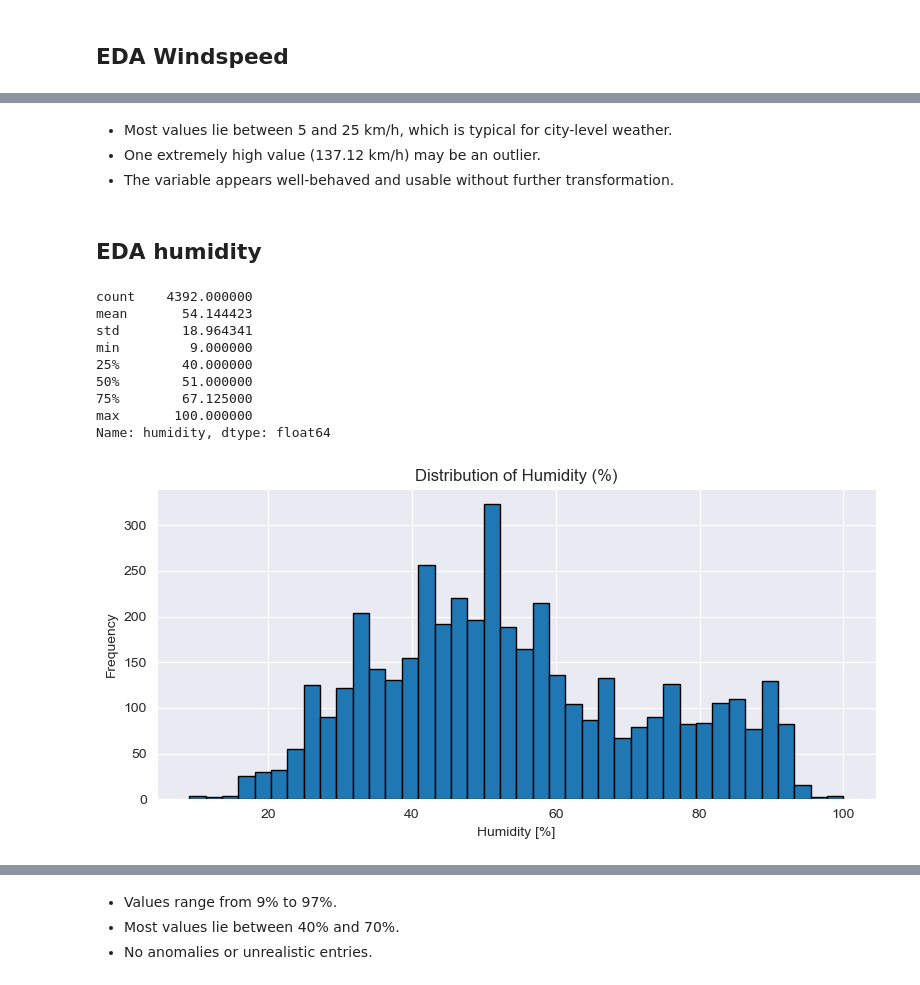
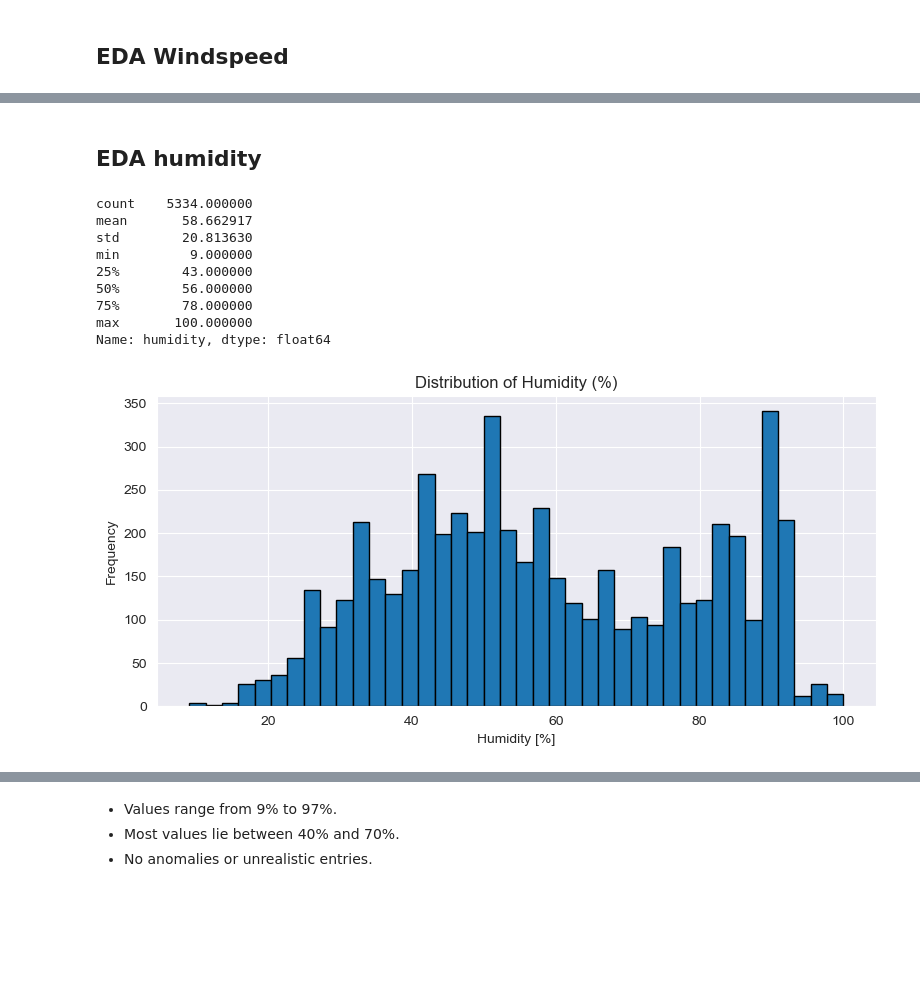
Before and after one commit to Wendo99/NYC-Taxi-Trip-Duration, a Jupyter notebook: notebooks/weather.ipynb, the cells around one changed output, grey strips where cells are left out. Saved outputs shown, nothing was run; the diff lists cells and outputs as text; code cells hidden in the pictures; blank space fills up the shorter version.

```diff
--- a/notebooks/weather.ipynb
+++ b/notebooks/weather.ipynb
@@ -22,7 +19,7 @@ weather_data_raw = load_weather_data()
 # %% [markdown]
 Load Complementary Weatherdata
 # %%
-weather_data_new_rows = read_csv('../gitData/weather_data_new_rows.csv')
+weather_data_new_rows = read_csv(config.WEATHER_DATA_PART_2)
 # %% [markdown]
  Merge Weatherdata
 # %%
@@ -249,31 +153,27 @@ plt.show()
-# %% [markdown]
-- Most values lie between 5 and 25 km/h, which is typical for city-level weather.
-- One extremely high value (137.12 km/h) may be an outlier.
-- The variable appears well-behaved and usable without further transformation.
 # %% [markdown]
 ## EDA humidity
 # %%
-weather_data['humidity'].describe()
+weather_data_raw['humidity'].describe()
 # %% [output]
-count    4392.000000
-mean       54.144423
-std        18.964341
+count    5334.000000
+mean       58.662917
+std        20.813630
 min         9.000000
-25%        40.000000
-50%        51.000000
-75%        67.125000
+25%        43.000000
+50%        56.000000
+75%        78.000000
 max       100.000000
 Name: humidity, dtype: float64
 # %%
 plt.figure(figsize=(8, 4))
-weather_data['humidity'].plot.hist(bins=40, edgecolor='black')
+weather_data_raw['humidity'].plot.hist(bins=40, edgecolor='black')
 plt.title("Distribution of Humidity (%)")
 plt.xlabel("Humidity [%]")
 plt.ylabel("Frequency")
 plt.grid(True)
 plt.tight_layout()
 plt.show()
 # %% [output]
-[figure, old version]
+[figure, new version]
 # %%
 plt.figure(figsize=(4, 6))
```
Also changed, not shown: parts of 138 cells of this notebook, 9 other files.
